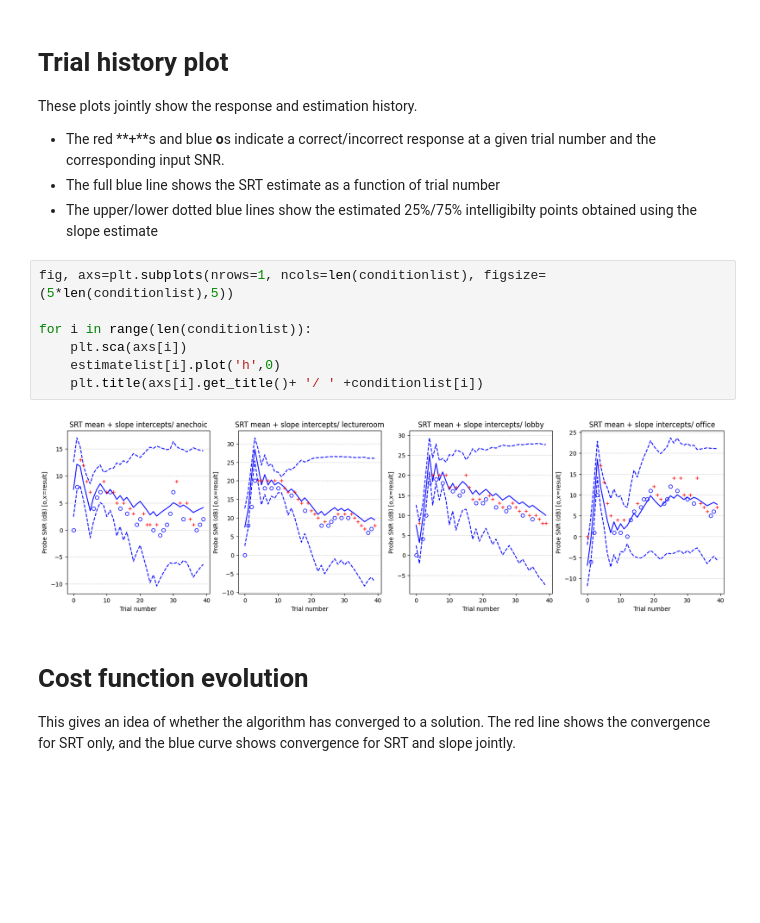
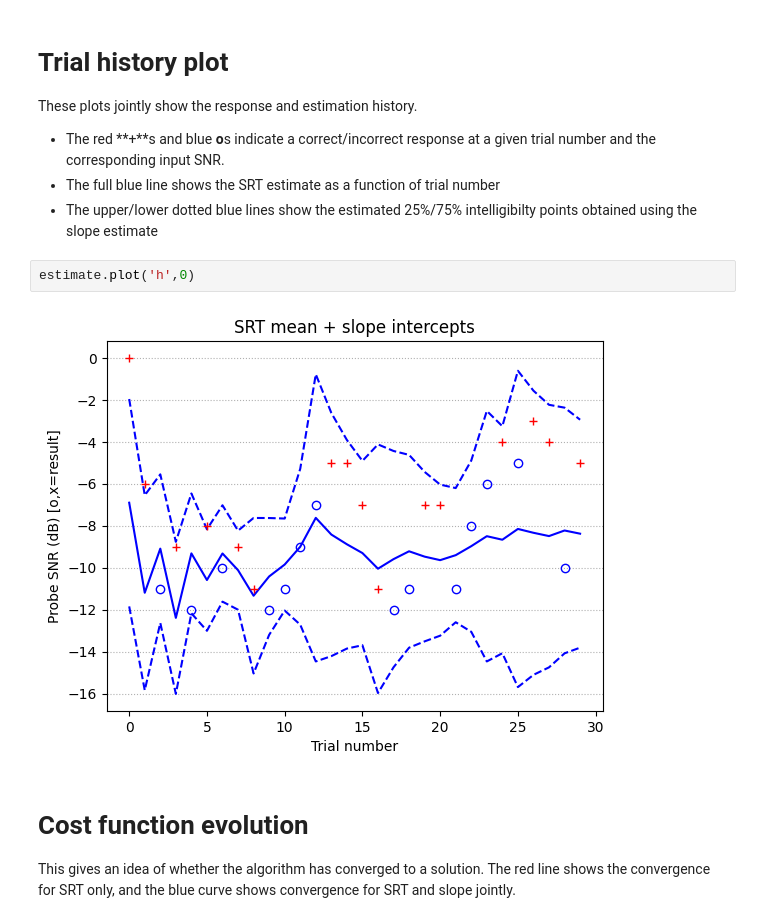
Before and after one commit to ed1016/pybasie, a Jupyter notebook: demos/analyse_results.ipynb, the cells around one changed output. Drawn from its saved outputs; the diff is of its cells as text; blank space fills up the shorter version.

```diff
--- a/demos/analyse_results.ipynb
+++ b/demos/analyse_results.ipynb
@@ -127,14 +120,9 @@ These plots jointly show the response and estimation history.
 - The full blue line shows the SRT estimate as a function of trial number
 - The upper/lower dotted blue lines show the estimated 25%/75% intelligibilty points obtained using the slope estimate
 # %%
-fig, axs=plt.subplots(nrows=1, ncols=len(conditionlist), figsize=(5*len(conditionlist),5))
-
-for i in range(len(conditionlist)):
-    plt.sca(axs[i])
-    estimatelist[i].plot('h',0)
-    plt.title(axs[i].get_title()+ '/ ' +conditionlist[i])
+estimate.plot('h',0)
 # %% [output]
-[figure, old version]
+[figure, new version]
 # %% [markdown]
 # Cost function evolution
 This gives an idea of whether the algorithm has converged to a solution. The red line shows the convergence for SRT only, and the blue curve shows convergence for SRT and slope jointly.
```
Also changed, not shown: parts of 17 cells of this notebook, 13 other files.
